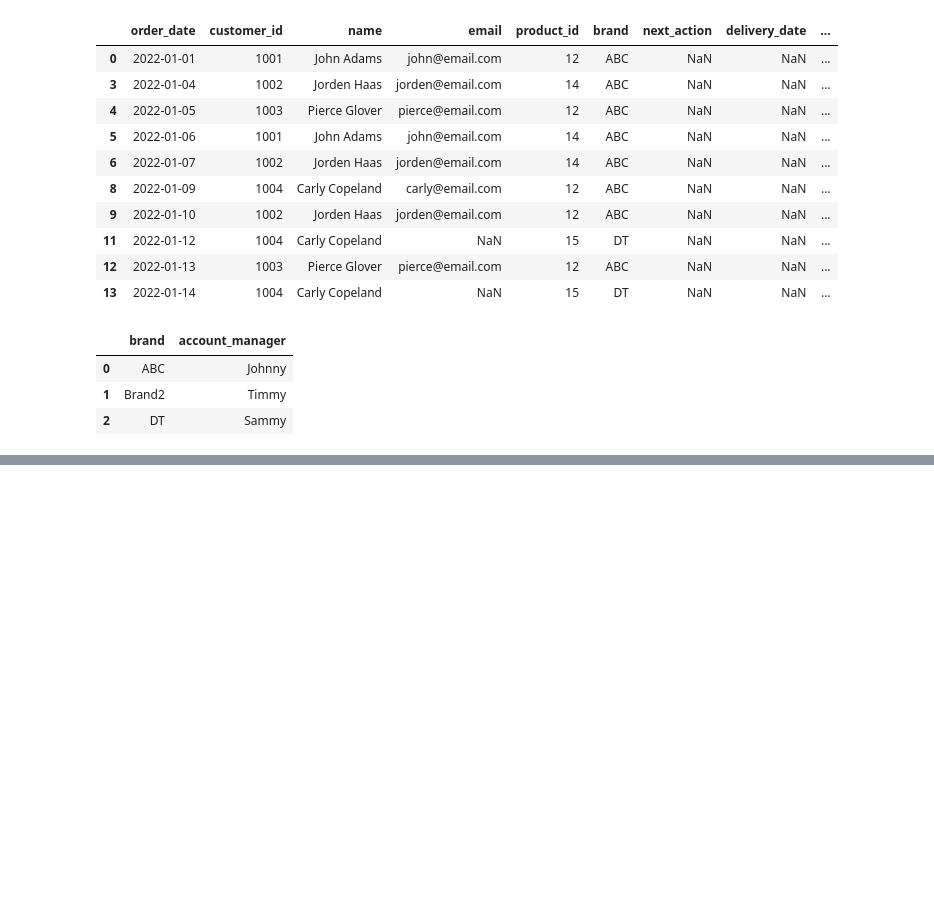
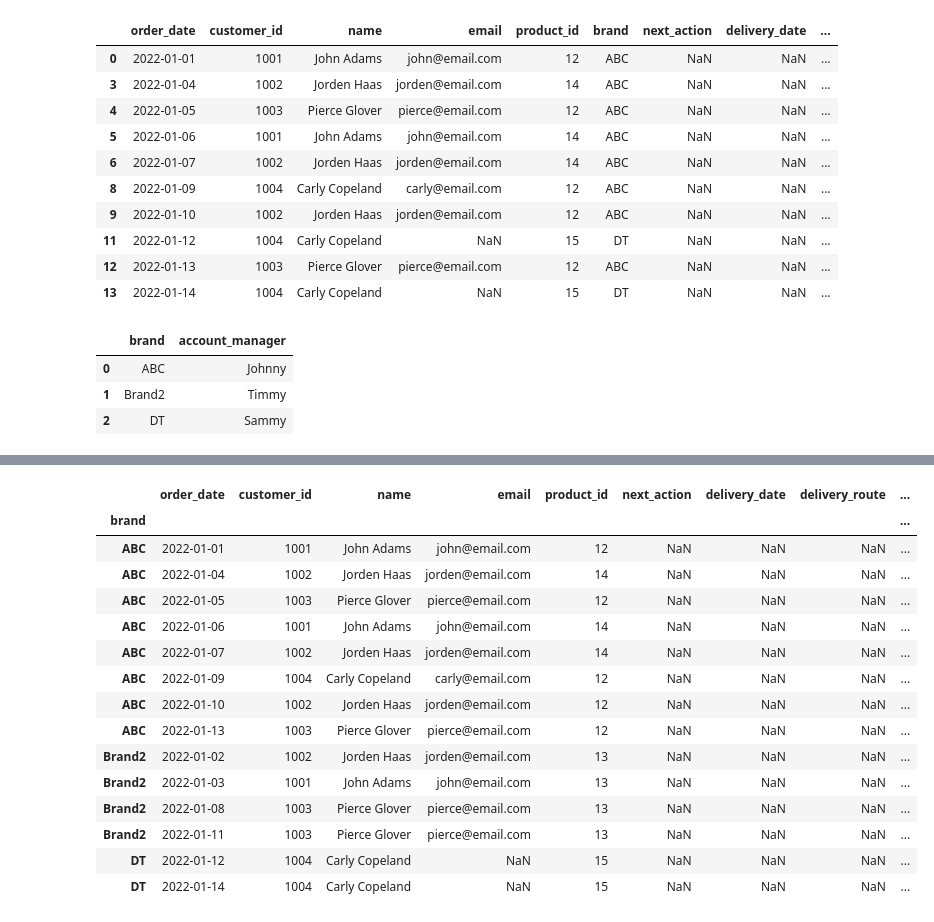
Before and after one commit to jaredtcy/uot_automation, a Jupyter notebook: class4_intro_to_python.ipynb, the cells around one changed output, grey strips where cells are left out. Cells and saved outputs as stored; diff of their text form; code cells hidden in the pictures; blank space fills up the shorter version.

```diff
--- a/class4_intro_to_python.ipynb
+++ b/class4_intro_to_python.ipynb
@@ -482,0 +505,22 @@ account_mgr
+# %%
+account_mgr.set_index('brand',inplace=True) #Set permanently for the brand column to be indexed
+joined_data = orders.set_index('brand').join(account_mgr, rsuffix='_x') #suffix basically add a suffix to the column name because otherwise the will have column with same name
+# %%
+joined_data
+# %% [output]
+|  | order_date | customer_id | name | email | product_id | next_action | delivery_date | delivery_route | ... |
+| brand |  |  |  |  |  |  |  |  | ... |
+| ABC | 2022-01-01 | 1001 | John Adams | john@email.com | 12 | NaN | NaN | NaN | ... |
+| ABC | 2022-01-04 | 1002 | Jorden Haas | jorden@email.com | 14 | NaN | NaN | NaN | ... |
+| ABC | 2022-01-05 | 1003 | Pierce Glover | pierce@email.com | 12 | NaN | NaN | NaN | ... |
+| ABC | 2022-01-06 | 1001 | John Adams | john@email.com | 14 | NaN | NaN | NaN | ... |
+| ABC | 2022-01-07 | 1002 | Jorden Haas | jorden@email.com | 14 | NaN | NaN | NaN | ... |
+| ABC | 2022-01-09 | 1004 | Carly Copeland | carly@email.com | 12 | NaN | NaN | NaN | ... |
+| ABC | 2022-01-10 | 1002 | Jorden Haas | jorden@email.com | 12 | NaN | NaN | NaN | ... |
+| ABC | 2022-01-13 | 1003 | Pierce Glover | pierce@email.com | 12 | NaN | NaN | NaN | ... |
+| Brand2 | 2022-01-02 | 1002 | Jorden Haas | jorden@email.com | 13 | NaN | NaN | NaN | ... |
+| Brand2 | 2022-01-03 | 1001 | John Adams | john@email.com | 13 | NaN | NaN | NaN | ... |
+| Brand2 | 2022-01-08 | 1003 | Pierce Glover | pierce@email.com | 13 | NaN | NaN | NaN | ... |
+| Brand2 | 2022-01-11 | 1003 | Pierce Glover | pierce@email.com | 13 | NaN | NaN | NaN | ... |
+| DT | 2022-01-12 | 1004 | Carly Copeland | NaN | 15 | NaN | NaN | NaN | ... |
+| DT | 2022-01-14 | 1004 | Carly Copeland | NaN | 15 | NaN | NaN | NaN | ... |
```
Also changed, not shown: parts of 5 cells of this notebook.
